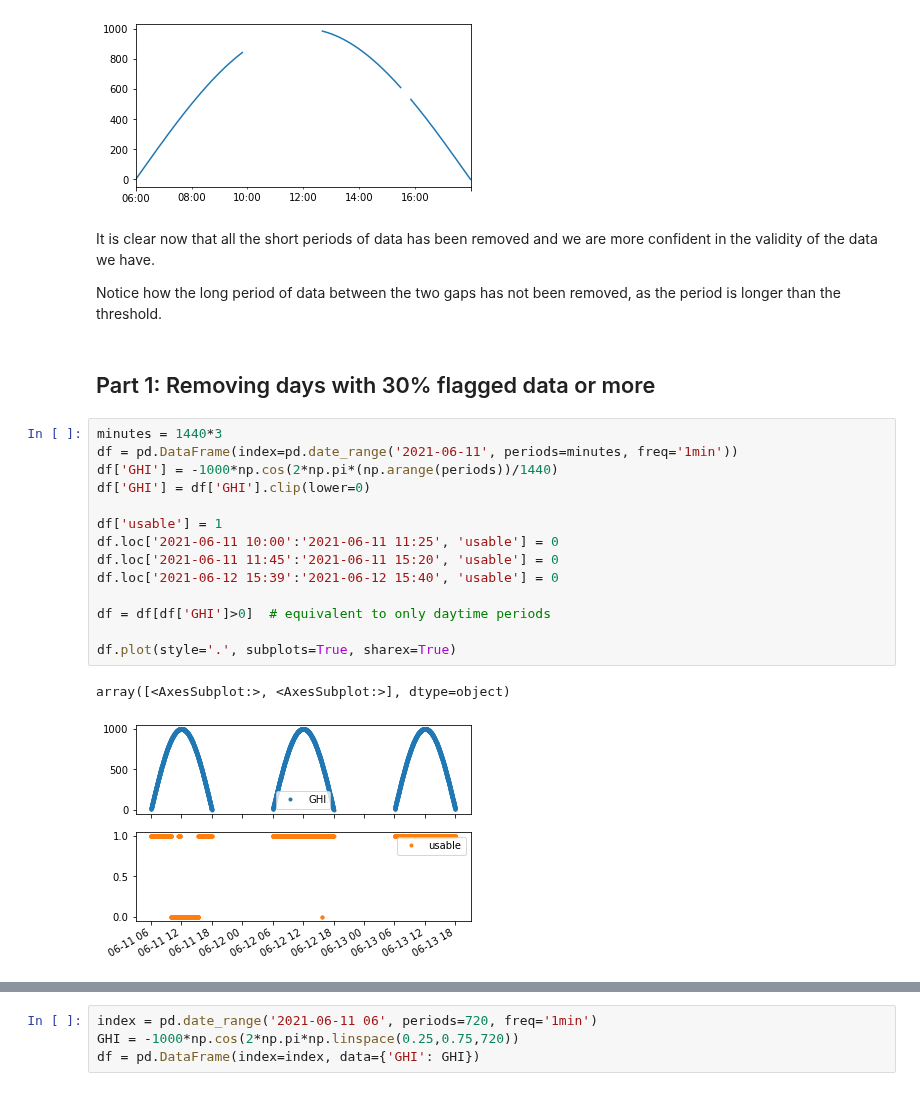
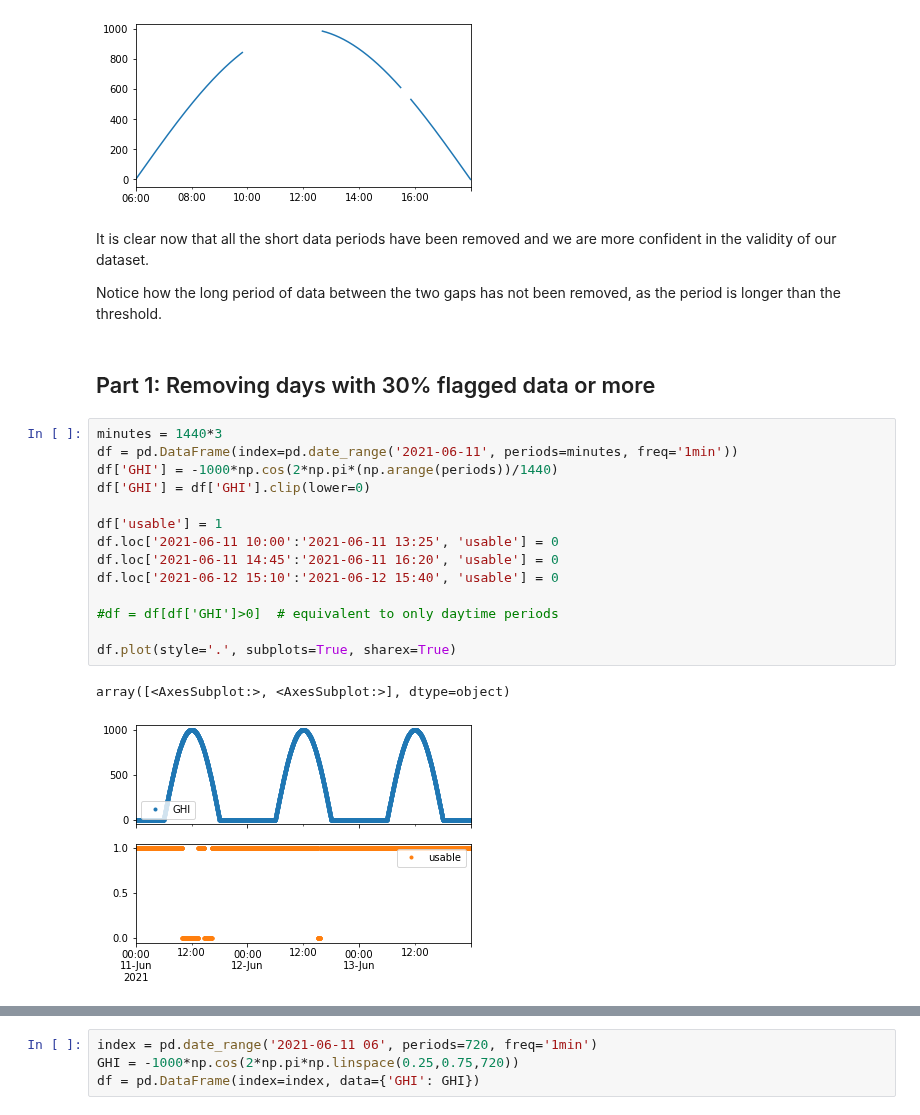
Before and after one commit to AdamRJensen/adamrjensen.github.io, a Jupyter notebook: posts/remove_data_islands.ipynb, the cells around one changed output, grey strips where cells are left out. Saved outputs shown, nothing was run; the diff lists cells and outputs as text.

```diff
--- a/posts/remove_data_islands.ipynb
+++ b/posts/remove_data_islands.ipynb
@@ -69,7 +72,7 @@ df['GHI'].plot(figsize=(6,3))
 <AxesSubplot:>
 [figure]
 # %% [markdown]
-It is clear now that all the short periods of data has been removed and we are more confident in the validity of the data we have.
+It is clear now that all the short data periods have been removed and we are more confident in the validity of our dataset.
 
 Notice how the long period of data between the two gaps has not been removed, as the period is longer than the threshold.
 # %% [markdown]
@@ -77,17 +80,17 @@ Notice how the long period of data between the two gaps has not been removed, as
 # %%
 minutes = 1440*3
 df = pd.DataFrame(index=pd.date_range('2021-06-11', periods=minutes, freq='1min'))
 df['GHI'] = -1000*np.cos(2*np.pi*(np.arange(periods))/1440)
 df['GHI'] = df['GHI'].clip(lower=0)
 
 df['usable'] = 1
-df.loc['2021-06-11 10:00':'2021-06-11 11:25', 'usable'] = 0
-df.loc['2021-06-11 11:45':'2021-06-11 15:20', 'usable'] = 0
-df.loc['2021-06-12 15:39':'2021-06-12 15:40', 'usable'] = 0
+df.loc['2021-06-11 10:00':'2021-06-11 13:25', 'usable'] = 0
+df.loc['2021-06-11 14:45':'2021-06-11 16:20', 'usable'] = 0
+df.loc['2021-06-12 15:10':'2021-06-12 15:40', 'usable'] = 0
 
-df = df[df['GHI']>0]  # equivalent to only daytime periods
+#df = df[df['GHI']>0]  # equivalent to only daytime periods
 
 df.plot(style='.', subplots=True, sharex=True)
 # %% [output]
 array([<AxesSubplot:>, <AxesSubplot:>], dtype=object)
-[figure, old version]
+[figure, new version]
```
Also changed, not shown: parts of 10 cells of this notebook, 4 other files.
